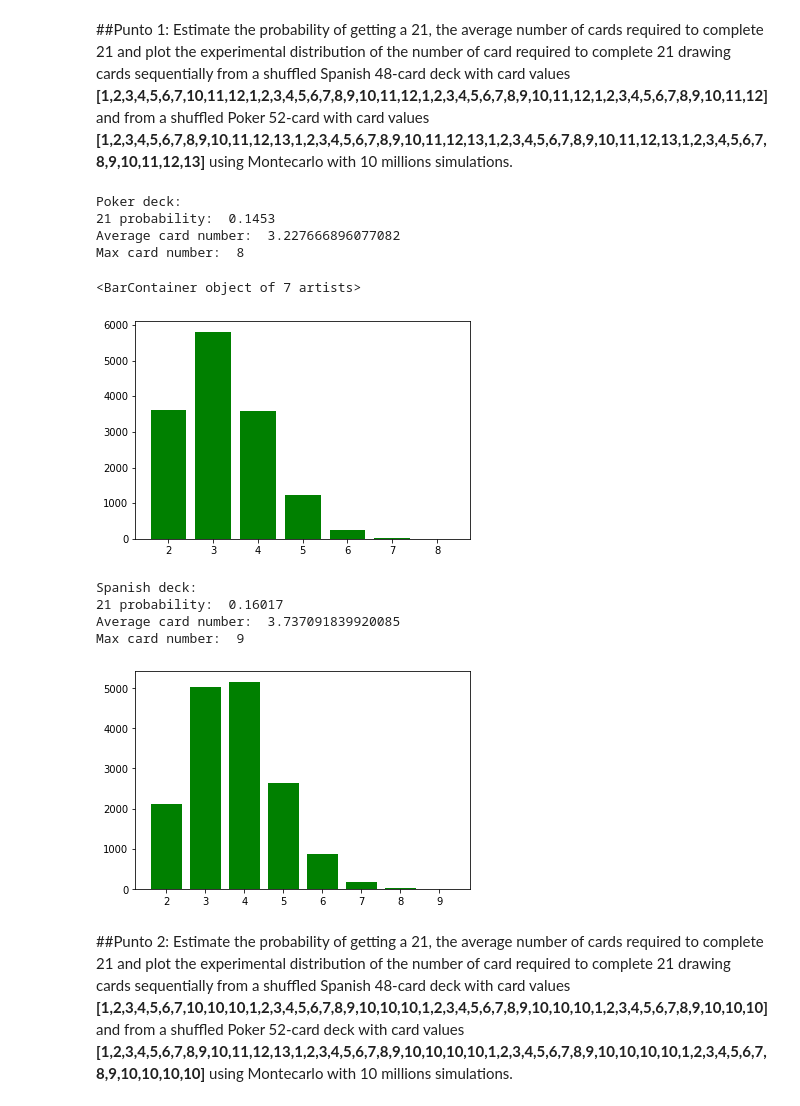
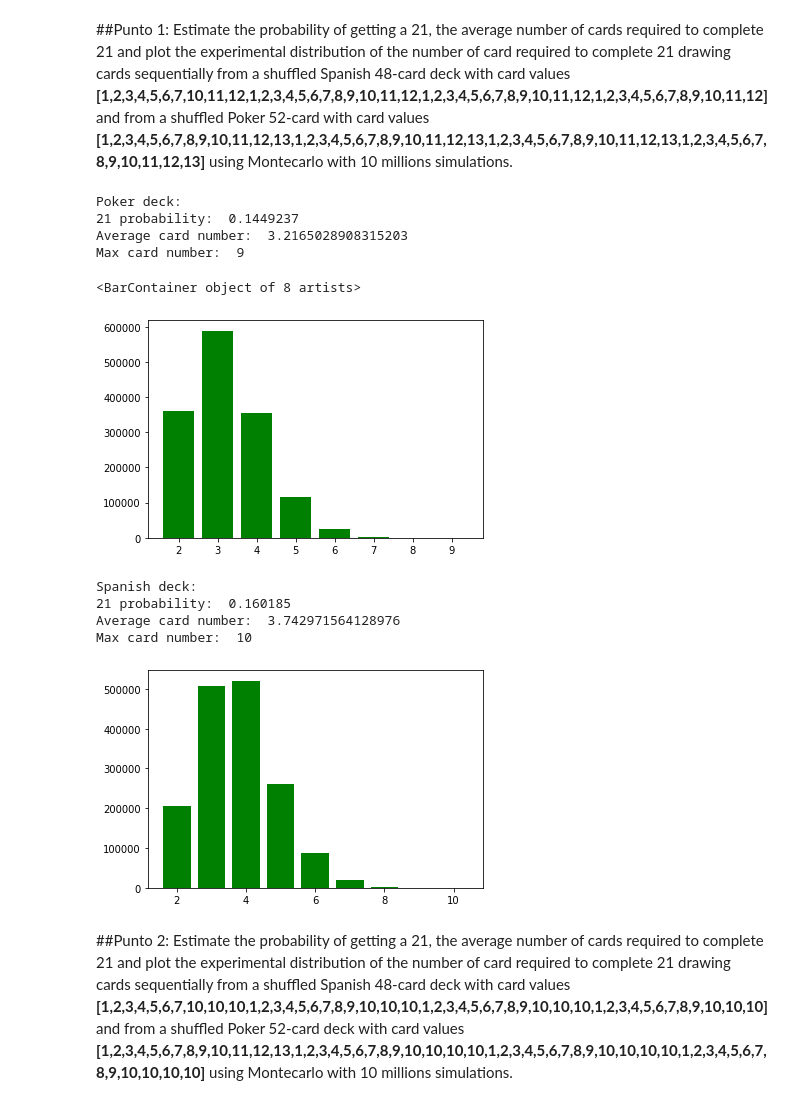
Before and after one commit to jdanzolaa/MetNumUN2020II, a Jupyter notebook: 21BlackjackGrClass1StGrooup9.ipynb, the cells around one changed output. Cells and saved outputs as stored; diff of their text form; code cells hidden in the pictures.

```diff
--- a/21BlackjackGrClass1StGrooup9.ipynb
+++ b/21BlackjackGrClass1StGrooup9.ipynb
@@ -47,18 +47,18 @@ def stats(result, iterations):
 Estimate the probability of getting a 21, the average number of cards required to complete 21 and plot the experimental distribution of the number of card required to complete 21 drawing cards sequentially from a shuffled Spanish 48-card deck with card values **[1,2,3,4,5,6,7,10,11,12,1,2,3,4,5,6,7,8,9,10,11,12,1,2,3,4,5,6,7,8,9,10,11,12,1,2,3,4,5,6,7,8,9,10,11,12]** and from a shuffled Poker 52-card with card values **[1,2,3,4,5,6,7,8,9,10,11,12,13,1,2,3,4,5,6,7,8,9,10,11,12,13,1,2,3,4,5,6,7,8,9,10,11,12,13,1,2,3,4,5,6,7,8,9,10,11,12,13]** using Montecarlo with 10 millions simulations.
 # %%
 pocker_deck = [1,2,3,4,5,6,7,8,9,10,11,12,13]*4
-iterations = int(100e3)
+iterations = int(10e6)
 result = blackjack(iterations, pocker_deck)
 print("Poker deck:")
 stats(result, iterations)
 plt.bar(result.keys(), result.values(), 0.8, color='g')
 # %% [output]
 Poker deck:
-21 probability:  0.1453
-Average card number:  3.227666896077082
-Max card number:  8
+21 probability:  0.1449237
+Average card number:  3.2165028908315203
+Max card number:  9
-<BarContainer object of 7 artists>
+<BarContainer object of 8 artists>
-[figure, old version]
+[figure, new version]
 # %%
 spanish_deck = [1,2,3,4,5,6,7,10,11,12]*4
 result = blackjack(iterations, spanish_deck)
@@ -67,10 +67,10 @@ stats(result, iterations)
 plt.bar(result.keys(), result.values(), 0.8, color='g');
 # %% [output]
 Spanish deck:
-21 probability:  0.16017
-Average card number:  3.737091839920085
-Max card number:  9
+21 probability:  0.160185
+Average card number:  3.742971564128976
+Max card number:  10
-[figure, old version]
+[figure, new version]
 # %% [markdown]
 ##Punto 2:
 Estimate the probability of getting a 21, the average number of cards required to complete 21 and plot the experimental distribution of the number of card required to complete 21 drawing cards sequentially from a shuffled Spanish 48-card deck with card values **[1,2,3,4,5,6,7,10,10,10,1,2,3,4,5,6,7,8,9,10,10,10,1,2,3,4,5,6,7,8,9,10,10,10,1,2,3,4,5,6,7,8,9,10,10,10]** and from a shuffled Poker 52-card deck with card values **[1,2,3,4,5,6,7,8,9,10,11,12,13,1,2,3,4,5,6,7,8,9,10,10,10,10,1,2,3,4,5,6,7,8,9,10,10,10,10,1,2,3,4,5,6,7,8,9,10,10,10,10]** using Montecarlo with 10 millions simulations.
```
Also changed, not shown: parts of 6 cells of this notebook.
